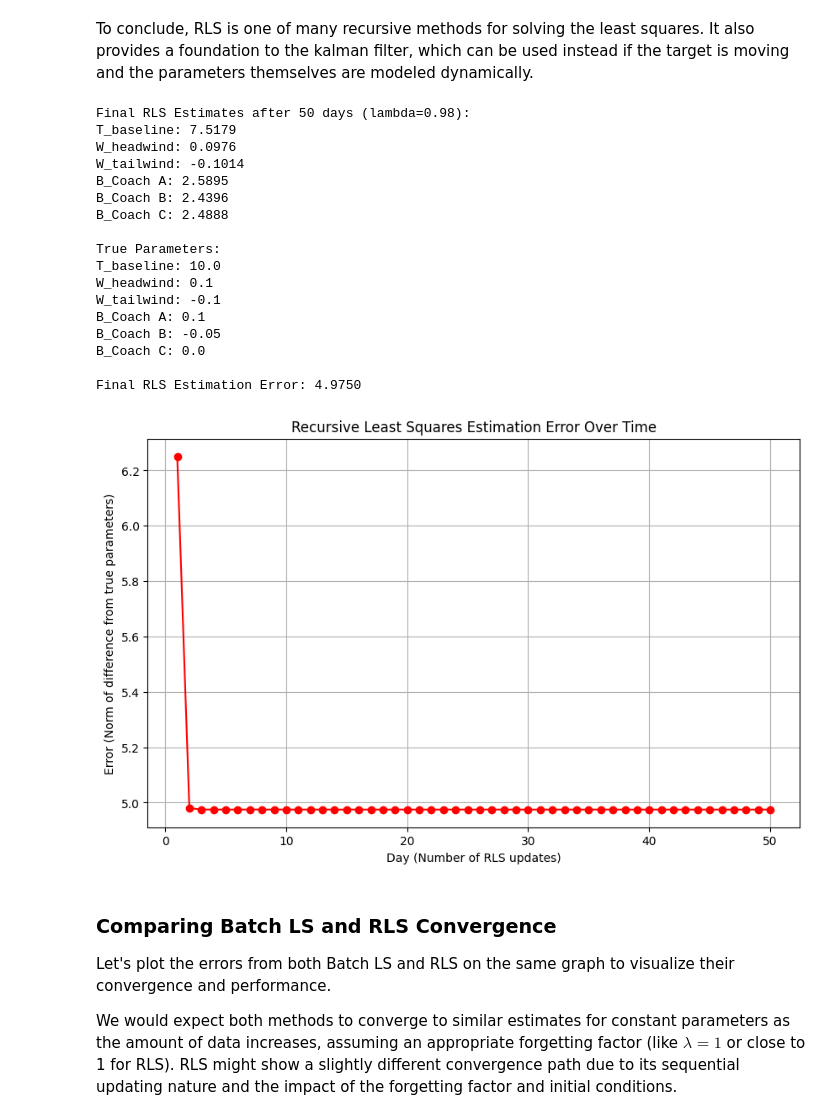
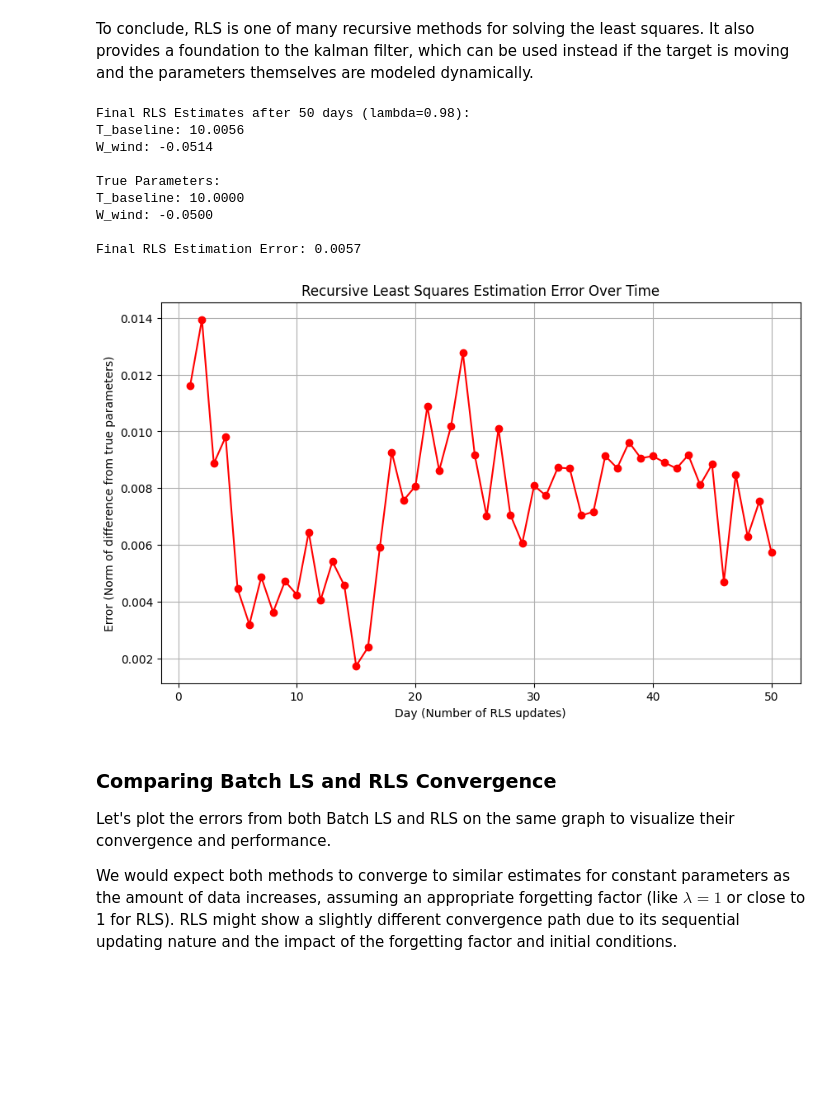
Before and after one commit to ysn9vq-gmu/rqe_tutorials, a Jupyter notebook: ls_rls.ipynb, the cells around one changed output. Saved outputs shown, nothing was run; the diff lists cells and outputs as text; code cells hidden in the pictures; blank space fills up the shorter version.

```diff
--- a/ls_rls.ipynb
+++ b/ls_rls.ipynb
@@ -220,11 +215,6 @@ $$ \mathbf{x}_{LS} = (\mathbf{A}^T \mathbf{A})^{-1} \mathbf{A}^T \mathbf{b} $$
 
 It's important to note that this basic LS formulation provides an estimate based solely on the current set of data. If we were to collect new data points, we would re-run the entire calculation. This approach does not inherently account for changes over time or incorporate information from past estimates in a recursive manner, which we will explore later with Recursive Least Squares.
 # %%
-# Apply Least Squares to Day 1 data
-
-# Ensure A^T A is invertible. If not, np.linalg.lstsq can handle it better.
-# For a tutorial, we'll assume it's well-conditioned for now.
-
 if np.linalg.det(A_day1.T @ A_day1) == 0:
     print("Warning: (A^T A) is singular, LS solution might not be unique or stable. Using np.linalg.lstsq.")
     x_ls, residuals, rank, s = np.linalg.lstsq(A_day1, b_day1, rcond=None)
@@ -237,19 +227,11 @@ for i, param in enumerate(param_names):
 
 print("\nTrue Parameters:")
 print(f"T_baseline: {true_baseline_time}")
-print(f"W_headwind: {true_headwind_effect_coeff}")
-print(f"W_tailwind: {true_tailwind_effect_coeff}")
-for coach, bias in true_coach_biases.items():
-    print(f"B_{coach}: {bias}")
+print(f"W_wind: {true_wind_effect_coeff}")
 
 # Calculate estimation error for Day 1
-true_params = np.array([
-    true_baseline_time,
-    true_headwind_effect_coeff,
-    true_tailwind_effect_coeff
-] + list(true_coach_biases.values())).reshape(-1, 1)
-
-error_ls = np.linalg.norm(x_ls - true_params)
+# true_params is already aligned with the model (T_baseline, W_wind)
+error_ls = np.linalg.norm(x_ls - true_params_vec)
 print(f"\nLS Estimation Error (Day 1): {error_ls:.4f}")
 # %% [output]
 Least Squares Estimates for Day 1:
@@ -696,8 +671,9 @@ class RecursiveLeastSQ:
         self.name = name
         self.lambda_ = lambda_
 
-        # Number of parameters (T_baseline, W_headwind, W_tailwind, B_Coach A, B_Coach B, B_Coach C)
-        self.num_params = 1 + 2 + len(coach_names) # Dynamically calculate num_params
+        # Model now only has T_baseline and W_wind
+        self.num_params = 1 + 1 # Baseline, Wind Effect
+        self.param_names = ['T_baseline', 'W_wind']
 
         # Initialize P_k (inverse of S_k) with a large covariance to reflect high initial uncertainty
         self.P_k = P0_diag * np.eye(self.num_params)
@@ -707,7 +683,6 @@ class RecursiveLeastSQ:
 
         self.estimates_history = []
         self.error_history = []
-        self.param_names = ['T_baseline', 'W_headwind', 'W_tailwind'] + [f'B_{c}' for c in coach_names]
 
     def update(self, A_new, b_new, true_params):
         # A_new: single row (1 x num_params) or multiple rows (num_runs_day x num_params) for a given day
@@ -756,65 +731,50 @@ class RecursiveLeastSQ:
 
 # --- Simulation and RLS Application ---
 
-# True parameters for error calculation
-true_params_vec = np.array([
-    true_baseline_time,
-    true_headwind_effect_coeff,
-    true_tailwind_effect_coeff
-] + list(true_coach_biases.values())).reshape(-1, 1)
+# true_params_vec is already correctly defined globally from the previous cell's update.
 
 rls_estimator = RecursiveLeastSQ(lambda_=0.98, P0_diag=1e3) # Using a forgetting factor of 0.98
 
 # Run RLS day by day
 for day in range(1, num_days_to_simulate + 1):
     df_current_day = df_all_data[df_all_data['day'] == day]
-    A_current_day, b_current_day, _ = construct_A_b(df_current_day, coach_names)
+    A_current_day, b_current_day, _ = construct_A_b(df_current_day) # `construct_A_b` returns correct A, b, param_names
     rls_estimator.update(A_current_day, b_current_day, true_params_vec)
 
 # Display results
 rls_estimates = rls_estimator.get_estimate_history()
 rls_errors = rls_estimator.get_error_history()
 
 print(f"\nFinal RLS Estimates after {num_days_to_simulate} days (lambda={rls_estimator.lambda_}):")
-for i, param in enumerate(param_names):
+# Use the param_names from the RLS estimator to print results consistently
+for i, param in enumerate(rls_estimator.param_names):
     print(f"{param}: {rls_estimates[-1, i]:.4f}")
 
 print("\nTrue Parameters:")
-print(f"T_baseline: {true_baseline_time}")
-print(f"W_headwind: {true_headwind_effect_coeff}")
-print(f"W_tailwind: {true_tailwind_effect_coeff}")
-for coach, bias in true_coach_biases.items():
-    print(f"B_{coach}: {bias}")
+print(f"T_baseline: {true_params_vec[0,0]:.4f}")
+print(f"W_wind: {true_params_vec[1,0]:.4f}")
 
 print(f"\nFinal RLS Estimation Error: {rls_errors[-1]:.4f}")
 
 # Plotting the error convergence
 plt.figure(figsize=(10, 6))
 plt.plot(range(1, num_days_to_simulate + 1), rls_errors, marker='o', linestyle='-', color='red')
 plt.title('Recursive Least Squares Estimation Error Over Time')
 plt.xlabel('Day (Number of RLS updates)')
 plt.ylabel('Error (Norm of difference from true parameters)')
 plt.grid(True)
 plt.show()
 # %% [output]
 Final RLS Estimates after 50 days (lambda=0.98):
-T_baseline: 7.5179
-W_headwind: 0.0976
-W_tailwind: -0.1014
-B_Coach A: 2.5895
-B_Coach B: 2.4396
-B_Coach C: 2.4888
+T_baseline: 10.0056
+W_wind: -0.0514
 
 True Parameters:
-T_baseline: 10.0
-W_headwind: 0.1
-W_tailwind: -0.1
-B_Coach A: 0.1
-B_Coach B: -0.05
-B_Coach C: 0.0
+T_baseline: 10.0000
+W_wind: -0.0500
 
-Final RLS Estimation Error: 4.9750
+Final RLS Estimation Error: 0.0057
-[figure, old version]
+[figure, new version]
 # %% [markdown]
 ### Comparing Batch LS and RLS Convergence
 
```
Also changed, not shown: parts of 46 cells of this notebook.
